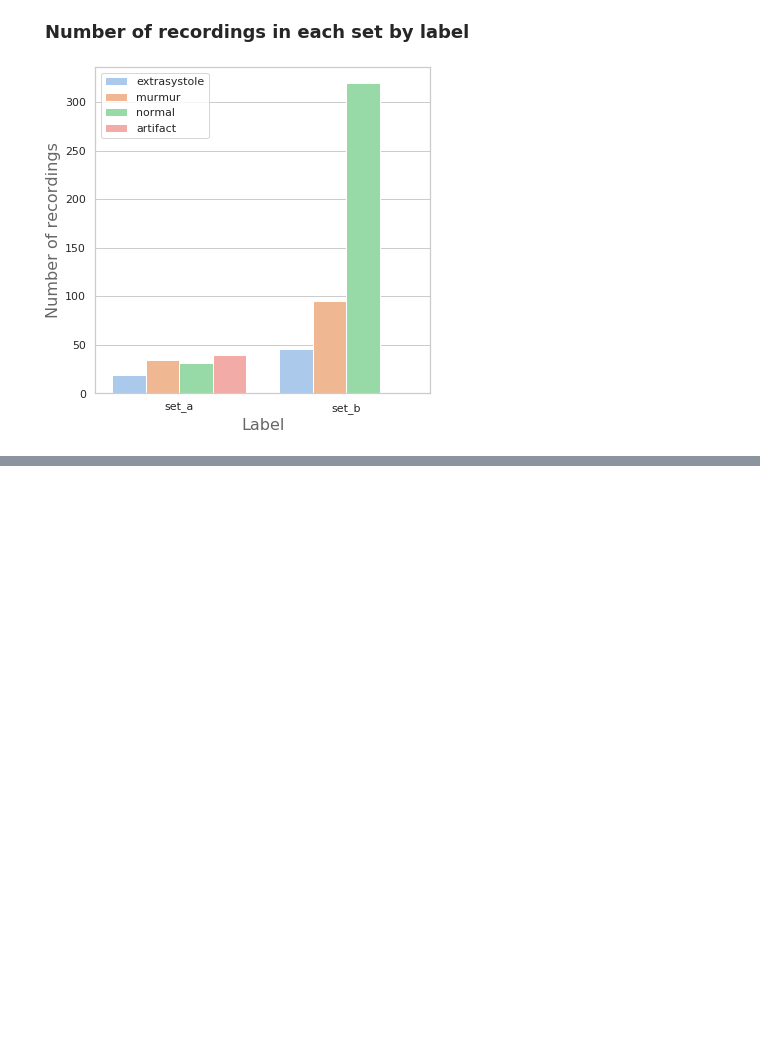
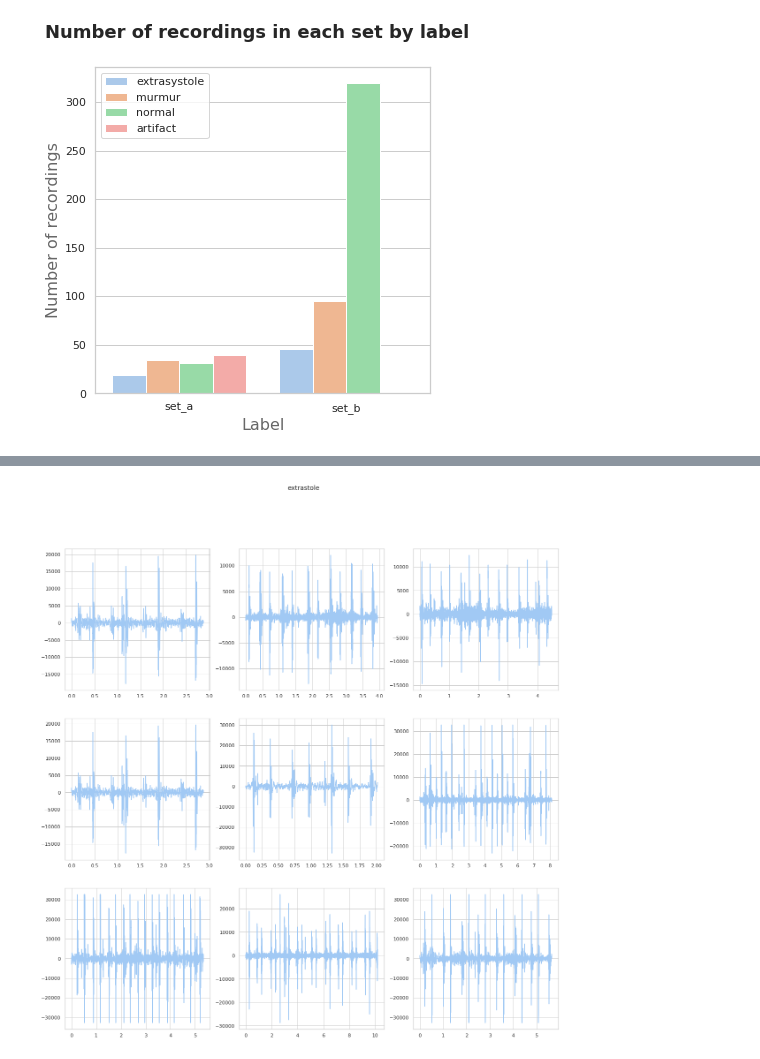
Before and after one commit to jczestochowska/heartbeat_classification, a Jupyter notebook: notebooks/kaggle_dataset_analysis.ipynb, the cells around one changed output, grey strips where cells are left out. Cells and saved outputs as stored; diff of their text form; code cells hidden in the pictures; blank space fills up the shorter version.

```diff
--- a/notebooks/kaggle_dataset_analysis.ipynb
+++ b/notebooks/kaggle_dataset_analysis.ipynb
@@ -78,0 +87,4 @@ plot_kaggle_signals_on_square_grid_by_label('b', 'normal', 3, 20)
+# %%
+plot_kaggle_signals_on_square_grid_by_label('b', 'extrastole', 3, 20)
+# %% [output]
+[figure, added]
```
Also changed, not shown: parts of 9 cells of this notebook, 4 other files.
